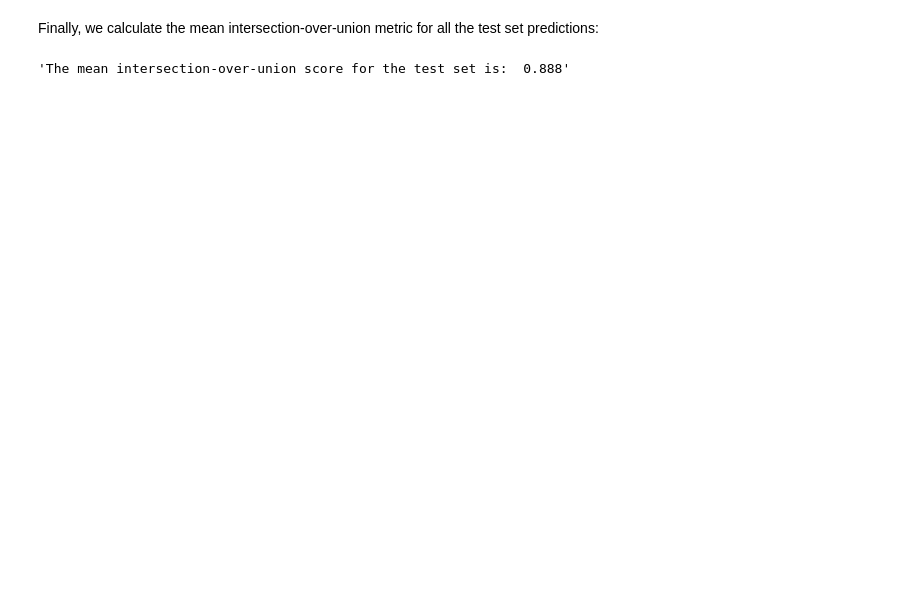
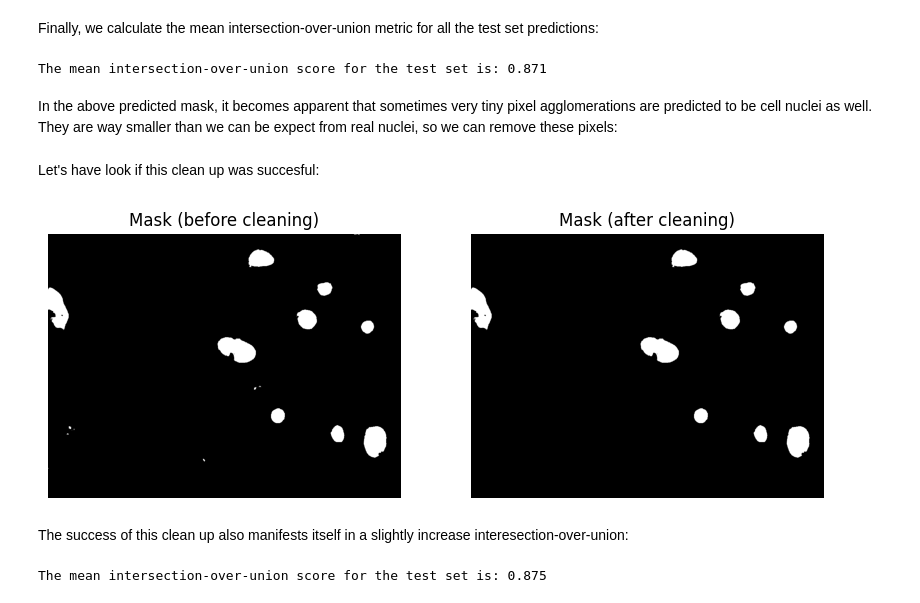
Before and after one commit to cstckr/semantic_segmentation_u-net, a Jupyter notebook: attention-res-u-net.ipynb, the cells around one changed output. Cells and saved outputs as stored; diff of their text form; code cells hidden in the pictures; blank space fills up the shorter version.

Commit message:
Refactored Patcher class. Added functionality to clean up small agglomerations in the predicted masks

```diff
--- a/attention-res-u-net.ipynb
+++ b/attention-res-u-net.ipynb
@@ -434,8 +410,54 @@ plt.show()
 # %% [markdown]
 Finally, we calculate the mean intersection-over-union metric for all the test set predictions:
 # %%
-m = tf.keras.metrics.MeanIoU(num_classes=2)
-m.update_state(test_mask, test_predictions)
-display(f"The mean intersection-over-union score for the test set is: {m.result().numpy(): .3f}")
+m1 = tf.keras.metrics.MeanIoU(num_classes=2)
+m1.update_state(test_mask, test_predictions)
+print(f"The mean intersection-over-union score for the test set is: {m1.result().numpy():.3f}")
 # %% [output]
-'The mean intersection-over-union score for the test set is:  0.888'
+The mean intersection-over-union score for the test set is: 0.871
+# %% [markdown]
+In the above predicted mask, it becomes apparent that sometimes very tiny pixel agglomerations are predicted to be cell nuclei as well. They are way smaller than we can be expect from real nuclei, so we can remove these pixels:
+# %%
+def clean_masks(masks, min_area):
+    """
+    Cleans arrays of binary masks from agglomerations that contain only few directly adjacent members.
+
+    Parameters
+    ----------
+    masks: np.array
+        Array of binary masks of shape (no of masks, mask height, mask width, no of channels)
+    min_area: int
+        Minimum number of adjacent pixels that is need for each agglomeration in the mask to be retained during cleaning.
+    """
+    masks = masks.astype("uint8")
+    masks_clean = np.zeros_like(masks)
+    for idx in range(masks.shape[0]):
+        no_agglomerations, mask_labeled, stats, _ = cv2.connectedComponentsWithStats(masks[idx])
+        areas = stats[1:, -1]
+        for agg in range(no_agglomerations - 1):
+            if areas[agg] > min_area:
+                masks_clean[idx][mask_labeled == (agg + 1)] = 1
+    return masks_clean
+
+
+test_predictions_clean = clean_masks(test_predictions, 250)
+# %% [markdown]
+Let's have look if this clean up was succesful:
+# %%
+fig, ax = plt.subplots(1, 2, figsize=(10, 8))
+ax[0].imshow(test_predictions[-1], cmap="gray")
+ax[0].set_title("Mask (before cleaning)")
+ax[1].imshow(test_predictions_clean[-1], cmap="gray")
+ax[1].set_title("Mask (after cleaning)")
+[axi.set_axis_off() for axi in ax.ravel()]
+plt.show()
+# %% [output]
+[figure, added]
+# %% [markdown]
+The success of this clean up also manifests itself in a slightly increase interesection-over-union:
+# %%
+m2 = tf.keras.metrics.MeanIoU(num_classes=2)
+m2.update_state(test_mask, test_predictions_clean)
+print(f"The mean intersection-over-union score for the test set is: {m2.result().numpy():.3f}")
+# %% [output]
+The mean intersection-over-union score for the test set is: 0.875
```
Also changed, not shown: parts of 18 cells of this notebook, 4 other files.
